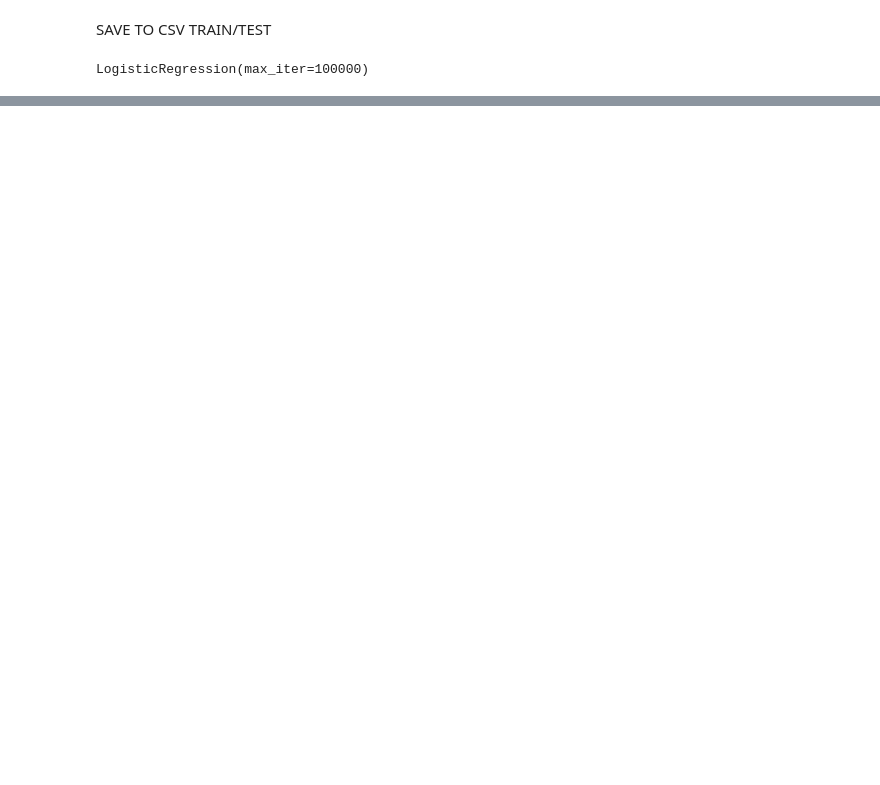
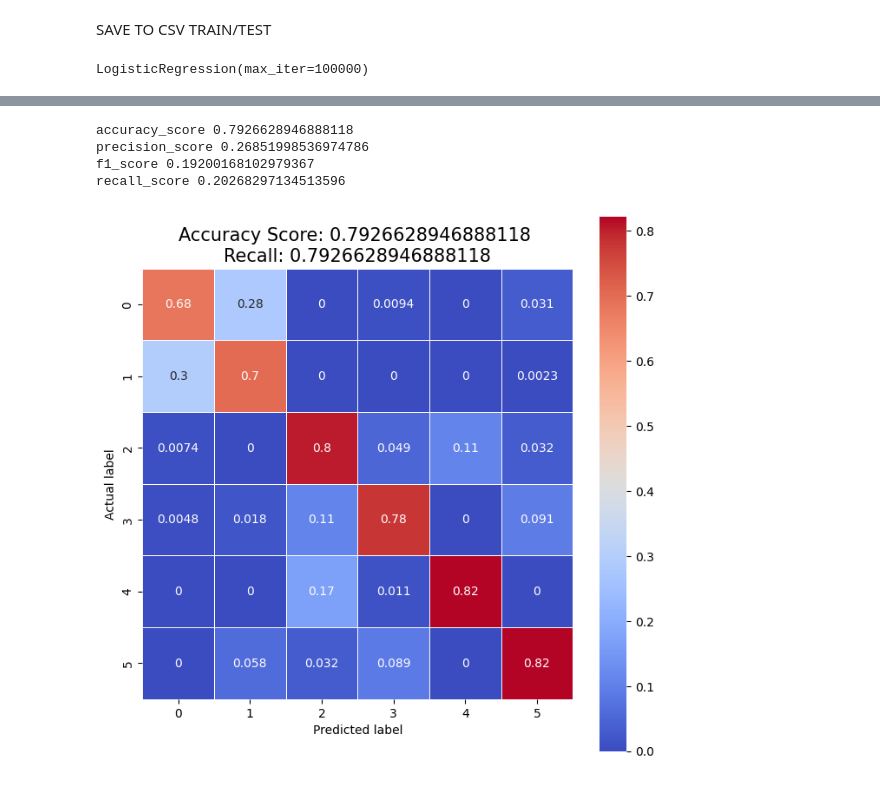
Before and after one commit to agui968/Predicting-Beer-Styles-with-Machine-Learning, a Jupyter notebook: notebooks/04Entrenamiento_evaluacion.ipynb, the cells around one changed output, grey strips where cells are left out. Cells and saved outputs as stored; diff of their text form; code cells hidden in the pictures; blank space fills up the shorter version.

```diff
--- a/notebooks/04Entrenamiento_evaluacion.ipynb
+++ b/notebooks/04Entrenamiento_evaluacion.ipynb
@@ -120,0 +162,4 @@ Text(0.5, 118.72222222222216, 'Predicted label')
+# %%
+from sklearn.model_selection import train_test_split
+X_trains,X_tests,y_trains,y_tests=train_test_split(X_scaleds,yi,test_size=0.25,random_state=42)
+y_tests.value_counts()
@@ -120,0 +175,7 @@ Text(0.5, 118.72222222222216, 'Predicted label')
+# %%
+rus = RandomUnderSampler(random_state=42)
+
+X_resampleds, y_resampleds = rus.fit_resample(X_trains, y_trains)
+# %%
+lr2 = LogisticRegression(max_iter=100000)
+lr2.fit(X_resampleds, y_resampleds)
@@ -120,0 +184,4 @@ Text(0.5, 118.72222222222216, 'Predicted label')
+# %%
+predictionsS = lr2.predict(X_tests)
+predicions_probas = lr2.predict_proba(X)
+predicions_probas
@@ -120,0 +202,22 @@ Text(0.5, 118.72222222222216, 'Predicted label')
+# %%
+print('accuracy_score',accuracy_score(y_tests, predictionsS))
+print('precision_score',precision_score(y_test, predictionsS, average='weighted'))
+print('f1_score',f1_score(y_test, predictionsS, average='weighted'))
+print('recall_score',recall_score(y_test, predictionsS, average='weighted'))
+# %% [output]
+accuracy_score 0.7926628946888118
+precision_score 0.26851998536974786
+f1_score 0.19200168102979367
+recall_score 0.20268297134513596
+# %%
+cms = confusion_matrix(y_tests, predictionsS,normalize='true')
+# print(cm)
+plt.figure(figsize=(8,8))
+sns.heatmap(cms, annot=True, linewidths=.5, square = True, cmap = 'coolwarm')
+plt.ylabel('Actual label')
+plt.xlabel('Predicted label')
+all_sample_title = f'Accuracy Score: {accuracy_score(y_tests, predictionsS)} \nRecall: {recall_score(y_tests, predictionsS, average="weighted")}'
+plt.title(all_sample_title, size = 15);
+#TICKS SERIA SIMPLE_STYLE
+# %% [output]
+[figure, added]
```
Also changed, not shown: parts of 35 cells of this notebook, 4 other files.
